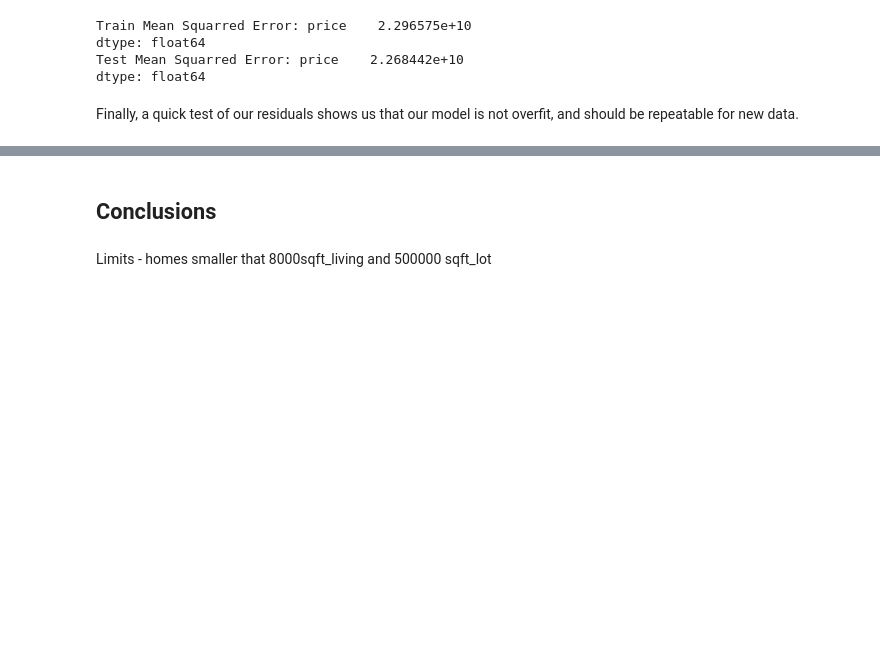
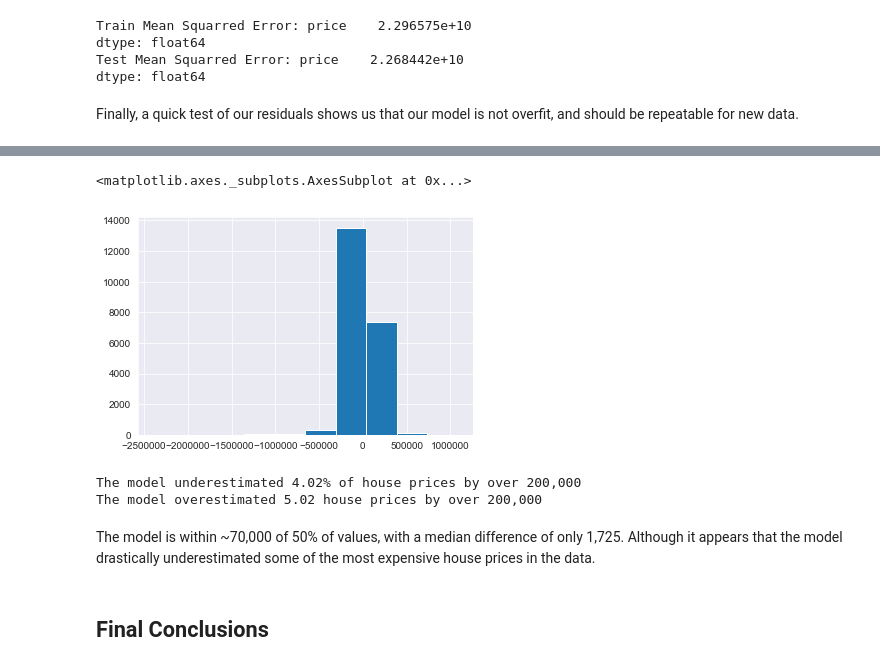
Before and after one commit to rab175/dsc-v2-mod1-final-project-online-ds-pt-071519, a Jupyter notebook: student.ipynb, the cells around one changed output, grey strips where cells are left out. Drawn from its saved outputs; the diff is of its cells as text; code cells hidden in the pictures; blank space fills up the shorter version.

```diff
--- a/student.ipynb
+++ b/student.ipynb
@@ -2198,0 +2211,7 @@ Finally, a quick test of our residuals shows us that our model is not overfit, a
+# %%
+# create a new column in the dateframe with price predictions based on our model
+df_final['predictions'] = model.predict()
+# calculate the difference between predicted price and actual sale price
+df_final['difference'] = df_final['predictions'] - df_final['price']
+# inspect the central tendencies of the differnces
+df_final.difference.describe()
@@ -2199,4 +2228,19 @@ Finally, a quick test of our residuals shows us that our model is not overfit, a
+# %%
+df_final.difference.hist()
+# %% [output]
+<matplotlib.axes._subplots.AxesSubplot at 0x...>
+[figure, added]
+# %%
+# count the number of homes the model over and under estimated
+under_values = df_final[df_final['difference'] < -200000]
+over_values = df_final[df_final['difference'] > 200000]
+
+print(f'The model underestimated {round(len(under_values)/len(df_final)*100,2)}% of house prices by over 200,000')
+print(f'The model overestimated {round(len(over_values)/len(df_final)*100,2)} house prices by over 200,000')
+# %% [output]
+The model underestimated 4.02% of house prices by over 200,000
+The model overestimated 5.02 house prices by over 200,000
+# %% [markdown]
+The model is within ~70,000 of 50% of values, with a median difference of only 1,725. Although it appears that the model drastically underestimated some of the most expensive house prices in the data.
 # %% [markdown]
-## Conclusions
+## Final Conclusions
-# %% [markdown]
-Limits - homes smaller that 8000sqft_living and 500000 sqft_lot
```
Also changed, not shown: parts of 9 cells of this notebook.
